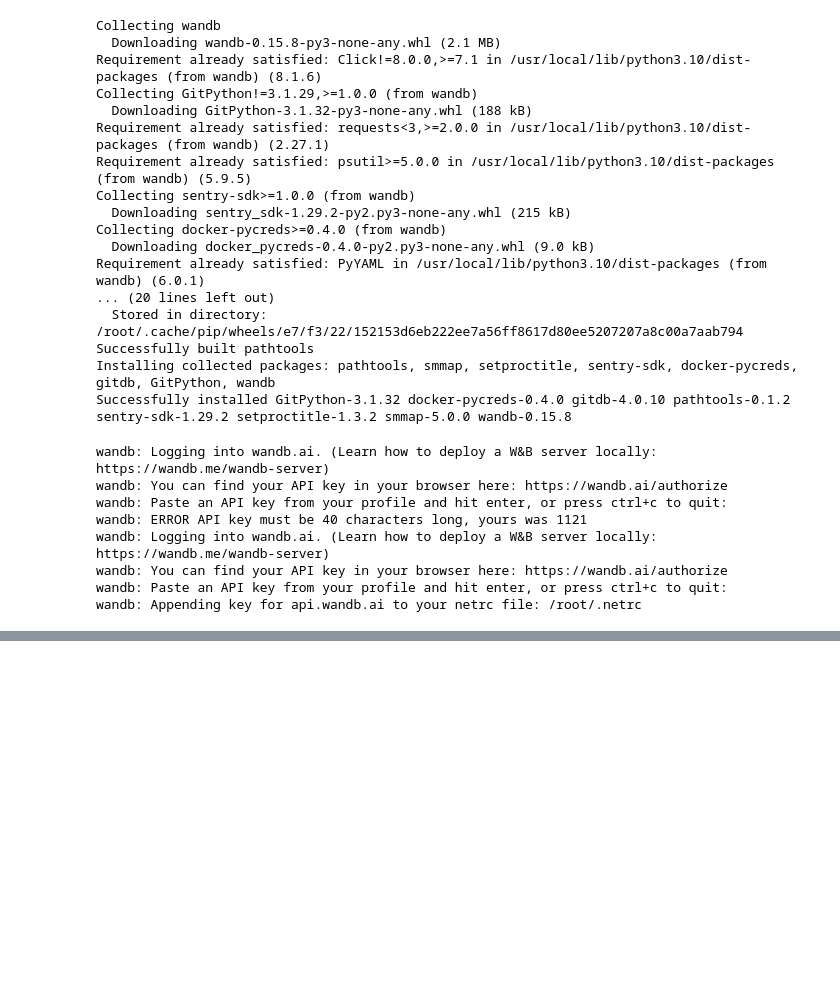
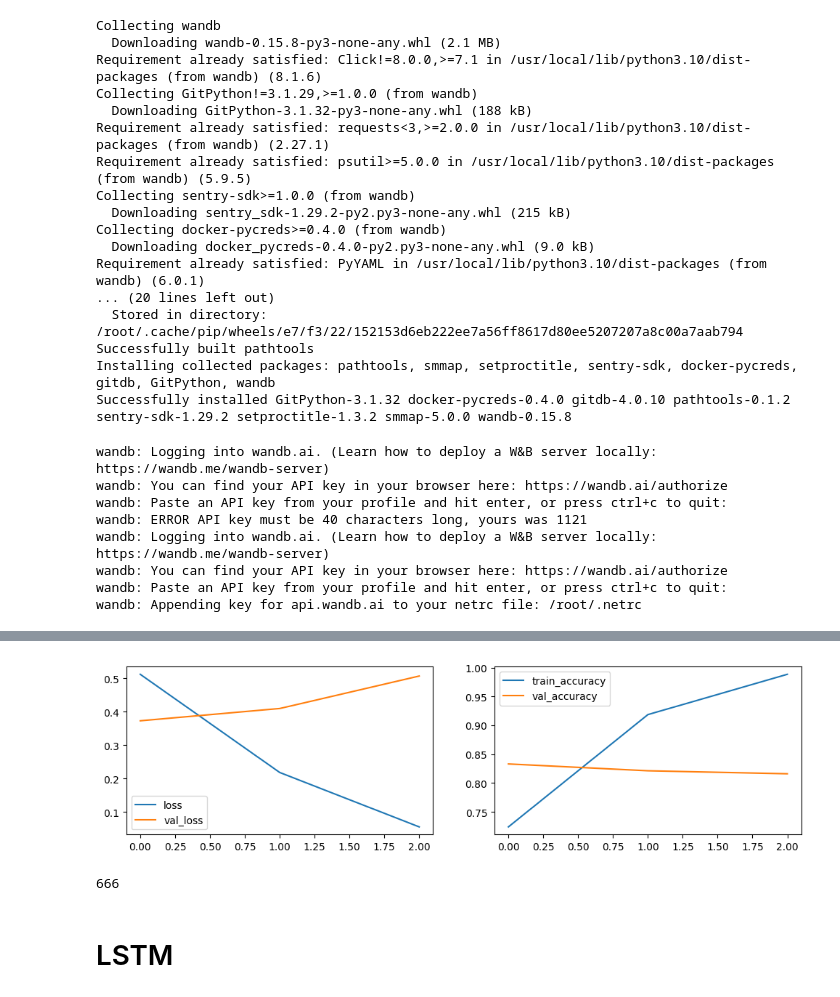
Before and after one commit to MaCoZu/NLP, a Jupyter notebook: 02_imdb.ipynb, the cells around one changed output, grey strips where cells are left out. Saved outputs shown, nothing was run; the diff lists cells and outputs as text; code cells hidden in the pictures; blank space fills up the shorter version.

```diff
--- a/02_imdb.ipynb
+++ b/02_imdb.ipynb
@@ -277,0 +253,13 @@ TypeError: ignored
+# %%
+vocabulary_size = 10_000
+sequence_length = 128
+
+encoder = layers.TextVectorization(
+    max_tokens=vocabulary_size,
+    output_sequence_length=sequence_length,
+    standardize="lower_and_strip_punctuation",
+    split="whitespace",
+    output_mode="int"
+)
+
+encoder.adapt(dataset_train_original.map(lambda text, label: text).batch(2048))
@@ -277,0 +287,9 @@ TypeError: ignored
+# %%
+model = models.Sequential()
+model.add(encoder)
+model.add(layers.Embedding(input_dim=vocabulary_size, output_dim=32))
+model.add(layers.Flatten())
+model.add(layers.Dense(64, activation='relu'))
+model.add(layers.Dense(1, activation='sigmoid'))
+
+model.summary()
@@ -277,0 +317,16 @@ TypeError: ignored
+# %%
+model.compile(
+    optimizer='adam',
+    loss='binary_crossentropy',
+    metrics=['accuracy']
+)
+
+
+history = model.fit(
+    dataset_train,
+    epochs=3,
+    validation_data=dataset_validate
+    )
+
+render_history(history.history)
+# %% [output]
@@ -277,0 +339,8 @@ TypeError: ignored
+[figure, added]
+# %%
+vocabulary = encoder.get_vocabulary()
+vocabulary.index("hero")
+# %% [output]
+666
+# %% [markdown]
+# LSTM
```
Also changed, not shown: parts of 13 cells of this notebook.
